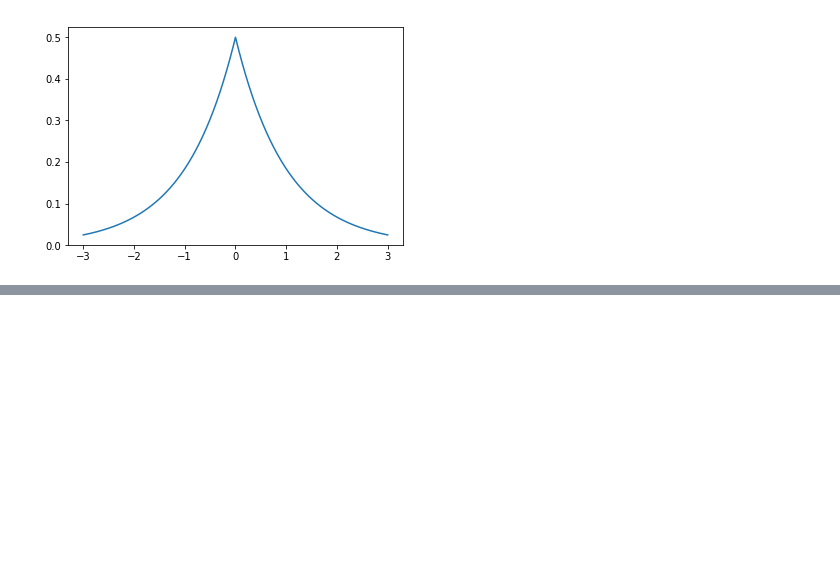
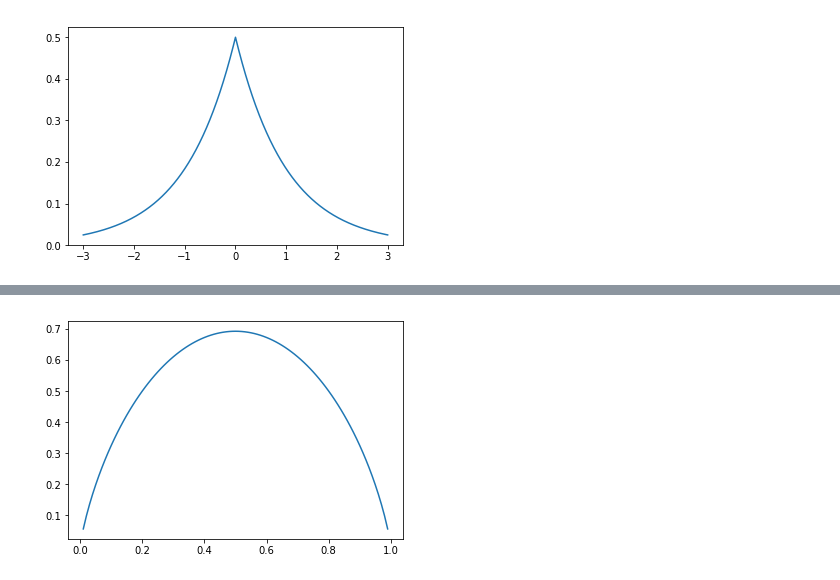
Before and after one commit to wangyingsm/tech-blog, a Jupyter notebook: notes/DLBible/episode2.ipynb, the cells around one changed output, grey strips where cells are left out. Cells and saved outputs as stored; diff of their text form; code cells hidden in the pictures; blank space fills up the shorter version.

```diff
--- a/notes/DLBible/episode2.ipynb
+++ b/notes/DLBible/episode2.ipynb
@@ -122,0 +215,10 @@ plt.plot(x, y)
+# %%
+import numpy as np
+from matplotlib import pyplot as plt
+def shanon_entropy(p): return (p-1)*np.log(1-p)-p*np.log(p)
+x = np.linspace(0,1,101)
+y = shanon_entropy(x[1:-1])
+plt.plot(x[1:-1], y)
+plt.show()
+# %% [output]
+[figure, added]
```
Also changed, not shown: parts of 13 cells of this notebook.
